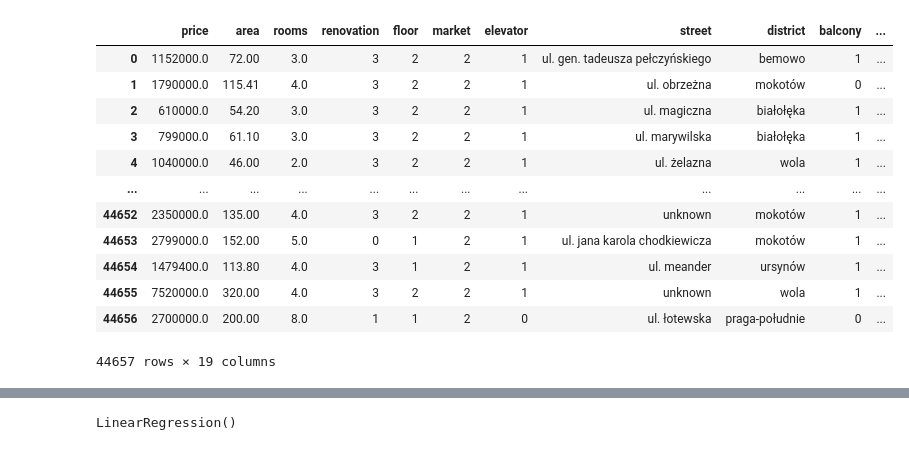
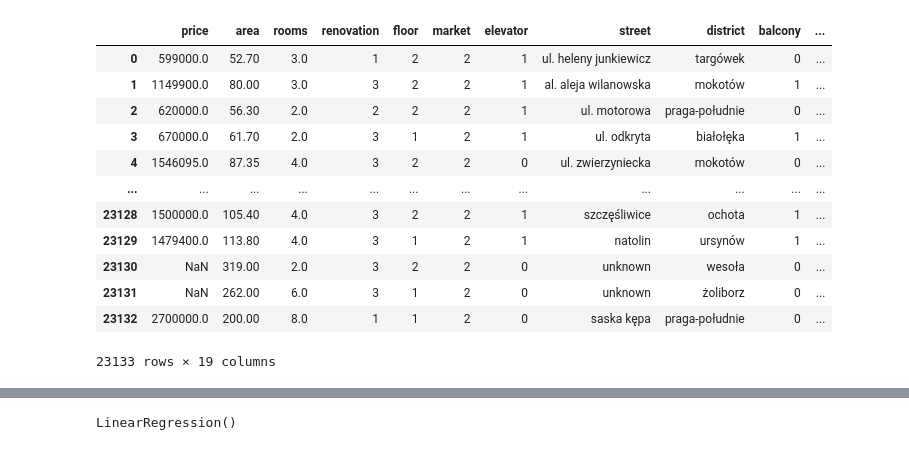
Before and after one commit to arsenbondaren/petProject-RealEstate, a Jupyter notebook: work_with_model.ipynb, the cells around one changed output, grey strips where cells are left out. Cells and saved outputs as stored; diff of their text form; code cells hidden in the pictures.

Commit message:
Update the data, new way of learning catboost

```diff
--- a/work_with_model.ipynb
+++ b/work_with_model.ipynb
@@ -4,24 +8,29 @@ from sklearn.ensemble import AdaBoostRegressor
 # %%
-df1 = pd.read_csv('datasets/db_waw_flats.csv', parse_dates = ['today', 'publication_date'])
-df2 = pd.read_csv('datasets/db_waw_flats_17_06.csv', parse_dates = ['today', 'publication_date'])
-df3 = pd.read_csv('datasets/db_waw_flats_27_6.csv', parse_dates = ['today', 'publication_date'])
-df4 = pd.read_csv('datasets/db_waw_flats_10_7.csv', parse_dates = ['today', 'publication_date'])
-df5 = pd.read_csv('datasets/db_waw_flats_27_7.csv', parse_dates = ['today', 'publication_date'])
+# Use only last 3 datasets for learning models
+
+#df1 = pd.read_csv('datasets/db_waw_flats.csv', parse_dates = ['today', 'publication_date'])
+#df2 = pd.read_csv('datasets/db_waw_flats_17_06.csv', parse_dates = ['today', 'publication_date'])
+#df3 = pd.read_csv('datasets/db_waw_flats_27_6.csv', parse_dates = ['today', 'publication_date'])
+#df4 = pd.read_csv('datasets/db_waw_flats_10_7.csv', parse_dates = ['today', 'publication_date'])
+#df5 = pd.read_csv('datasets/db_waw_flats_27_7.csv', parse_dates = ['today', 'publication_date'])
 #df6 = pd.read_csv('datasets/db_waw_flats_3_8.csv', parse_dates = ['today', 'publication_date'])
+df7 = pd.read_csv('datasets/db_waw_flats_16_8.csv', parse_dates = ['today', 'publication_date'])
+df8 = pd.read_csv('datasets/db_waw_flats_4_9.csv', parse_dates = ['today', 'publication_date'])
+df9 = pd.read_csv('datasets/db_waw_flats_10_9.csv', parse_dates = ['today', 'publication_date'])
 # %%
-common_df = pd.concat([df1,df2,df3,df4,df5], ignore_index=True)
+common_df = pd.concat([df7,df8,df9], ignore_index=True)
 common_df
 # %% [output]
 |  | price | area | rooms | renovation | floor | market | elevator | street | district | balcony | ... |
-| 0 | 1152000.0 | 72.00 | 3.0 | 3 | 2 | 2 | 1 | ul. gen. tadeusza pełczyńskiego | bemowo | 1 | ... |
-| 1 | 1790000.0 | 115.41 | 4.0 | 3 | 2 | 2 | 1 | ul. obrzeżna | mokotów | 0 | ... |
-| 2 | 610000.0 | 54.20 | 3.0 | 3 | 2 | 2 | 1 | ul. magiczna | białołęka | 1 | ... |
-| 3 | 799000.0 | 61.10 | 3.0 | 3 | 2 | 2 | 1 | ul. marywilska | białołęka | 1 | ... |
-| 4 | 1040000.0 | 46.00 | 2.0 | 3 | 2 | 2 | 1 | ul. żelazna | wola | 1 | ... |
+| 0 | 599000.0 | 52.70 | 3.0 | 1 | 2 | 2 | 1 | ul. heleny junkiewicz | targówek | 0 | ... |
+| 1 | 1149900.0 | 80.00 | 3.0 | 3 | 2 | 2 | 1 | al. aleja wilanowska | mokotów | 1 | ... |
+| 2 | 620000.0 | 56.30 | 2.0 | 2 | 2 | 2 | 1 | ul. motorowa | praga-południe | 0 | ... |
+| 3 | 670000.0 | 61.70 | 2.0 | 3 | 1 | 2 | 1 | ul. odkryta | białołęka | 1 | ... |
+| 4 | 1546095.0 | 87.35 | 4.0 | 3 | 2 | 2 | 0 | ul. zwierzyniecka | mokotów | 0 | ... |
 | ... | ... | ... | ... | ... | ... | ... | ... | ... | ... | ... | ... |
-| 44652 | 2350000.0 | 135.00 | 4.0 | 3 | 2 | 2 | 1 | unknown | mokotów | 1 | ... |
-| 44653 | 2799000.0 | 152.00 | 5.0 | 0 | 1 | 2 | 1 | ul. jana karola chodkiewicza | mokotów | 1 | ... |
-| 44654 | 1479400.0 | 113.80 | 4.0 | 3 | 1 | 2 | 1 | ul. meander | ursynów | 1 | ... |
-| 44655 | 7520000.0 | 320.00 | 4.0 | 3 | 2 | 2 | 1 | unknown | wola | 1 | ... |
-| 44656 | 2700000.0 | 200.00 | 8.0 | 1 | 1 | 2 | 0 | ul. łotewska | praga-południe | 0 | ... |
+| 23128 | 1500000.0 | 105.40 | 4.0 | 3 | 2 | 2 | 1 | szczęśliwice | ochota | 1 | ... |
+| 23129 | 1479400.0 | 113.80 | 4.0 | 3 | 1 | 2 | 1 | natolin | ursynów | 1 | ... |
+| 23130 | NaN | 319.00 | 2.0 | 3 | 2 | 2 | 0 | unknown | wesoła | 0 | ... |
+| 23131 | NaN | 262.00 | 6.0 | 3 | 1 | 2 | 0 | unknown | żoliborz | 0 | ... |
+| 23132 | 2700000.0 | 200.00 | 8.0 | 1 | 1 | 2 | 0 | saska kępa | praga-południe | 0 | ... |
-44657 rows × 19 columns
+23133 rows × 19 columns
```
Also changed, not shown: parts of 13 cells of this notebook, 19 other files.
